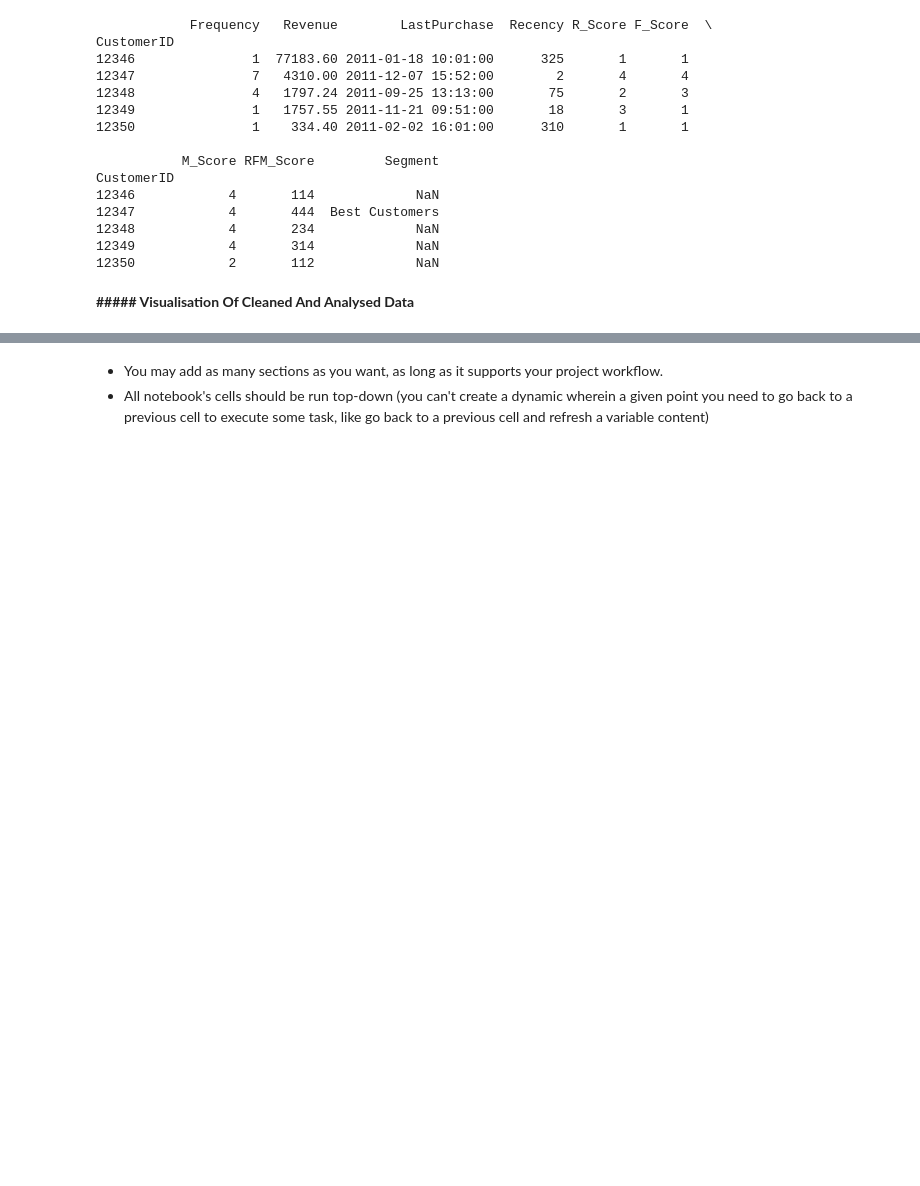
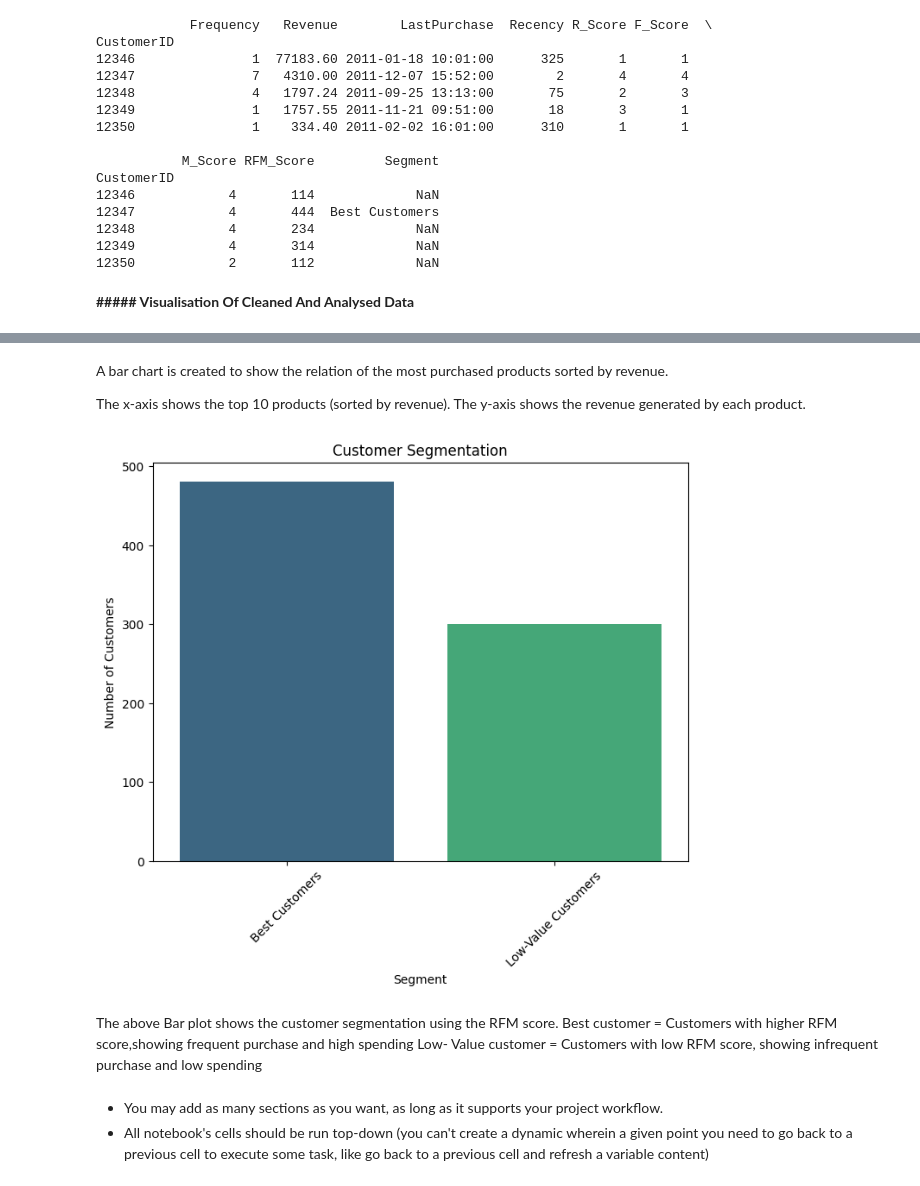
Before and after one commit to UmmH3/hafeezah-hackathon1, a Jupyter notebook: jupyter_notebooks/Notebook_Template.ipynb, the cells around one changed output, grey strips where cells are left out. Drawn from its saved outputs; the diff is of its cells as text; code cells hidden in the pictures; blank space fills up the shorter version.

Commit message:
segmentation

```diff
--- a/jupyter_notebooks/Notebook_Template.ipynb
+++ b/jupyter_notebooks/Notebook_Template.ipynb
@@ -286,3 +287,29 @@ plt.show()
+# %% [markdown]
+A bar chart is created to show the relation of the most purchased products sorted by revenue.
+
+The x-axis shows the top 10 products (sorted by revenue).
+The y-axis shows the revenue generated by each product.
+# %%
+import matplotlib.pyplot as plt
+import seaborn as sns
+
+# Count of customers in each segment
+segment_counts = customer_analysis['Segment'].value_counts()
+
+# Bar plot
+plt.figure(figsize=(8, 6))
+sns.barplot(x=segment_counts.index, y=segment_counts.values, palette='viridis')
+plt.title('Customer Segmentation')
+plt.xlabel('Segment')
+plt.ylabel('Number of Customers')
+plt.xticks(rotation=45)
+plt.show()
+# %% [output]
+[figure, added]
+# %% [markdown]
+The above Bar plot shows the customer segmentation using the RFM score.
+Best customer = Customers with higher RFM score,showing frequent purchase and high spending
+Low- Value customer = Customers with low RFM score, showing infrequent purchase and low spending
 # %% [markdown]
 * You may add as many sections as you want, as long as it supports your project workflow.
 * All notebook's cells should be run top-down (you can't create a dynamic wherein a given point you need to go back to a previous cell to execute some task, like go back to a previous cell and refresh a variable content)
```
Also changed, not shown: parts of 1 cell of this notebook.
